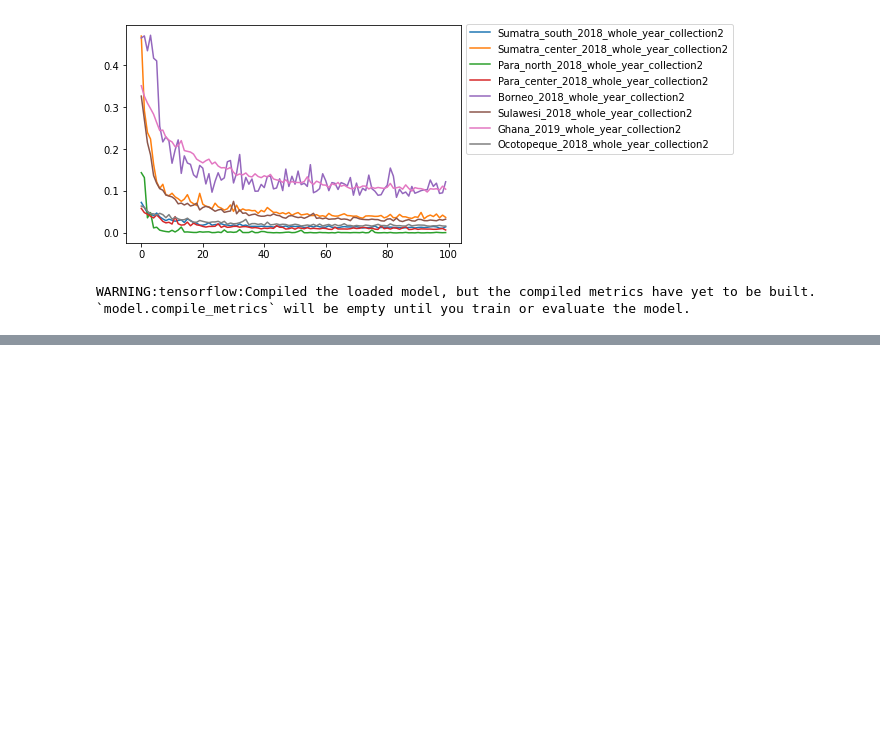
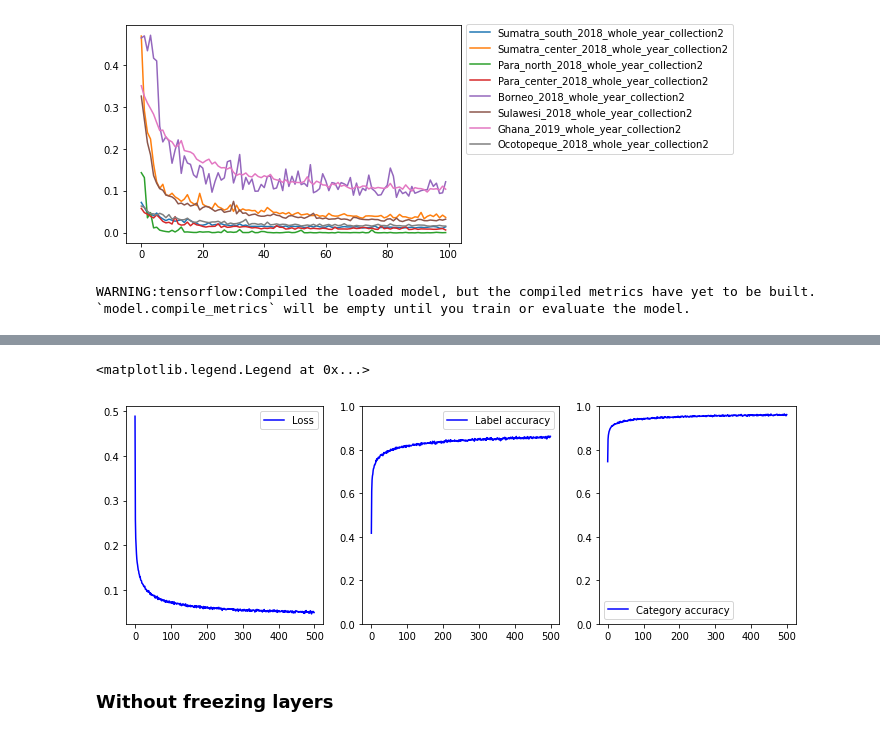
Before and after one commit to SimWalther/vietnam_coffee_detection, a Jupyter notebook: scripts/notebooks/reptile.ipynb, the cells around one changed output, grey strips where cells are left out. Saved outputs shown, nothing was run; the diff lists cells and outputs as text; code cells hidden in the pictures; blank space fills up the shorter version.

```diff
--- a/scripts/notebooks/reptile.ipynb
+++ b/scripts/notebooks/reptile.ipynb
@@ -634,0 +1037,15 @@ Mean f-score:  0.800333991880222
+# %%
+figure, axis = pl.subplots(1, 3, figsize=(12,4))
+axis[0].plot(history.history['loss'], label='Loss', color="blue")
+axis[0].legend()
+axis[1].plot(history.history['label_accuracy'], label='Label accuracy', color="blue")
+axis[1].set_ylim([0,1])
+axis[1].legend()
+axis[2].plot(history.history['category_accuracy'], label='Category accuracy', color="blue")
+axis[2].set_ylim([0,1])
+axis[2].legend()
+# %% [output]
+<matplotlib.legend.Legend at 0x...>
+[figure, added]
+# %% [markdown]
+### Without freezing layers
```
Also changed, not shown: parts of 66 cells of this notebook, 25 other files.
